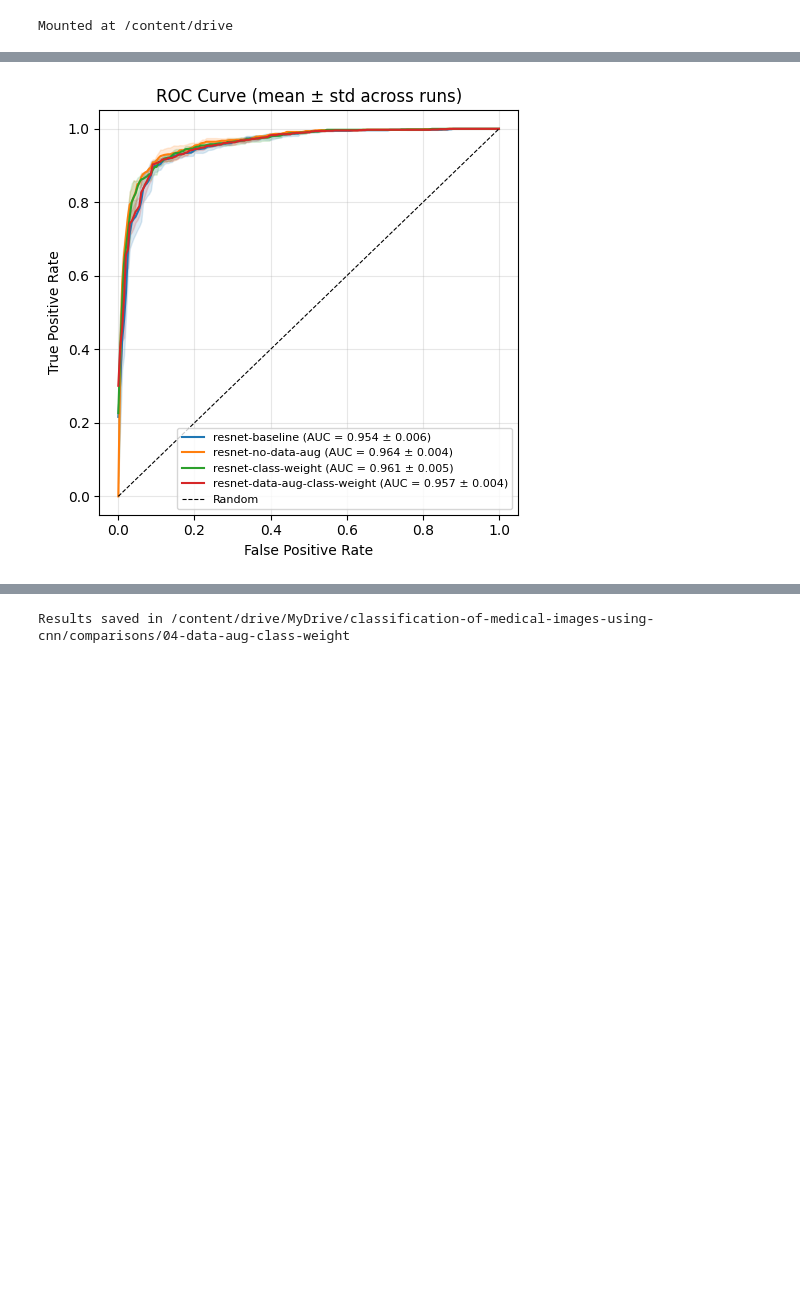
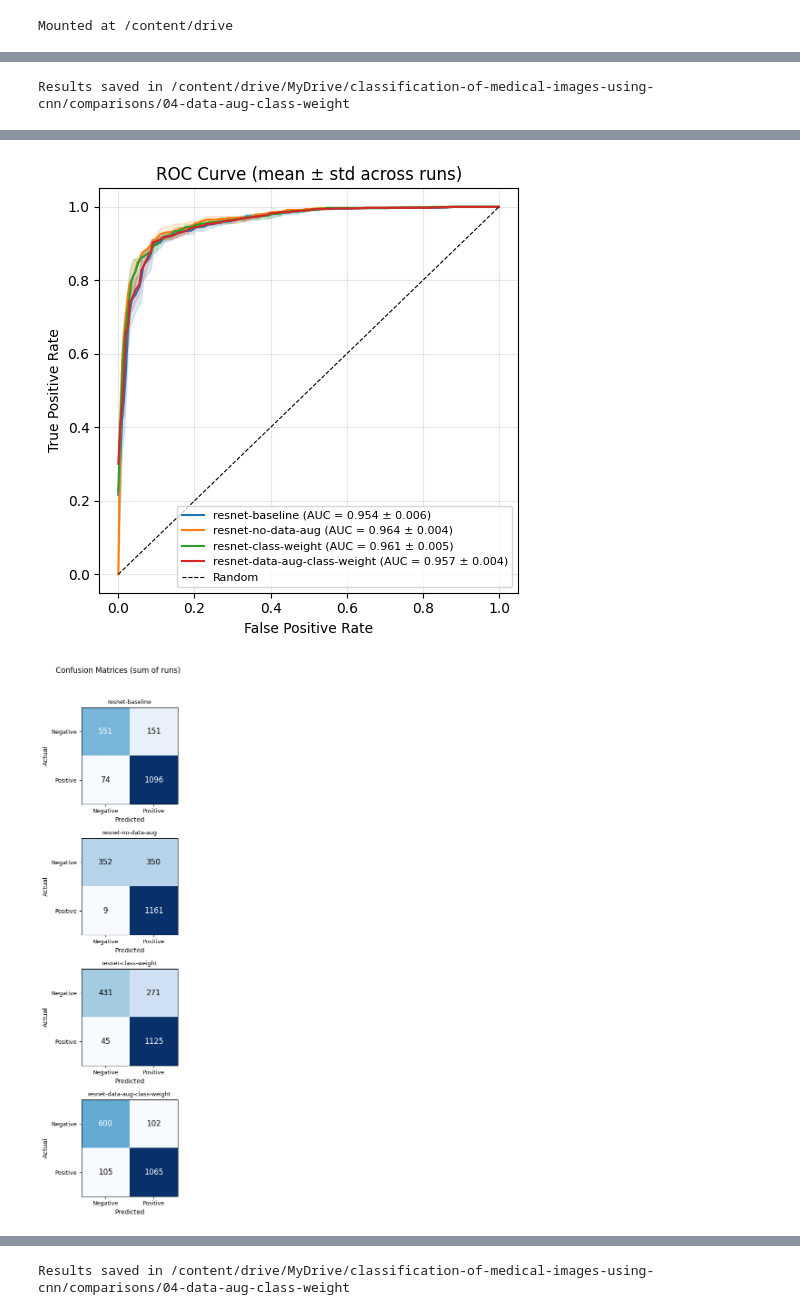
Before and after one commit to amartinsmg/classification-of-medical-images-using-cnn, a Jupyter notebook: notebooks/analyses/04_data_aug_class_weight.ipynb, the cells around one changed output, grey strips where cells are left out. Drawn from its saved outputs; the diff is of its cells as text; code cells hidden in the pictures; blank space fills up the shorter version.

```diff
--- a/notebooks/analyses/04_data_aug_class_weight.ipynb
+++ b/notebooks/analyses/04_data_aug_class_weight.ipynb
@@ -55,14 +55,16 @@ display(metrics)
 | resnet-class-weight | 0.831197 | 0.053908 | 0.818086 | 0.086537 | 0.961538 | 0.042028 | 0.879198 | ... |
 | resnet-data-aug-class-weight | 0.889423 | 0.012619 | 0.914868 | 0.030792 | 0.910256 | 0.041239 | 0.911215 | ... |
 # %%
-from src.analyses import plot_training_history
-from src.analyses import plot_roc_curves
+from src.analyses import full_comparison
 import matplotlib.pyplot as plt
 
-resnet_exps = [exp for exp in experiments if exp.get("name").startswith("resnet")]
+resnet_exps = [exp for exp in experiment_names if exp.startswith("resnet")]
 
-fig_history = plot_training_history(resnet_exps)
-fig_roc = plot_roc_curves(resnet_exps)
-
-plt.show()
+_ = full_comparison(
+  base_result_dir=RESULT_PATH,
+  experiment_names=resnet_exps,
+  show_plot=True,
+  save_dir=SAVE_DIR,
+)
 # %% [output]
+Results saved in /content/drive/MyDrive/classification-of-medical-images-using-cnn/comparisons/04-data-aug-class-weight
@@ -69,3 +77,4 @@ plt.show()
 [figure]
 [figure]
+[figure, added]
 # %%
```
Also changed, not shown: parts of 5 cells of this notebook.
